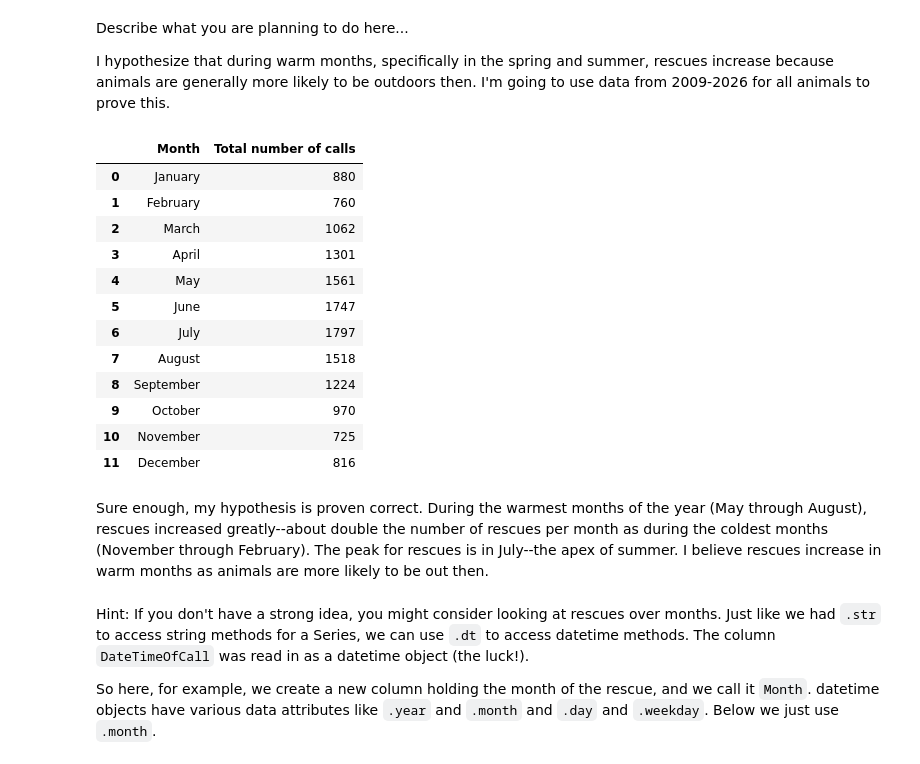
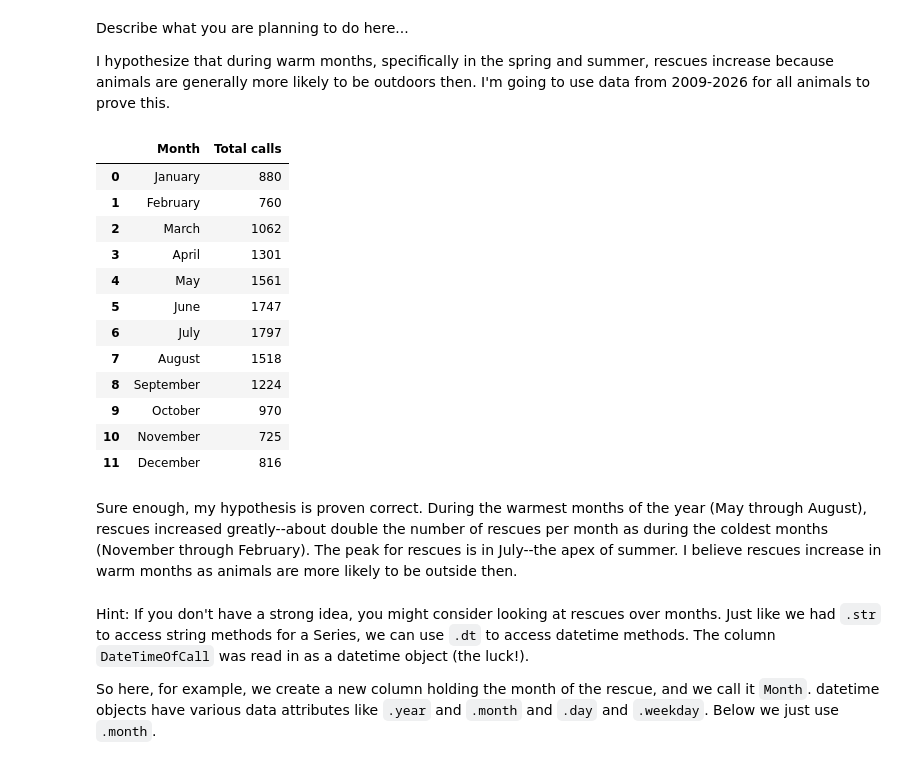
Before and after one commit to ka2931/2026-Image-and-Sound, a Jupyter notebook: lessons/02-homework/Homework_2.ipynb, the cells around one changed output. Cells and saved outputs as stored; diff of their text form; code cells hidden in the pictures.

```diff
--- a/lessons/02-homework/Homework_2.ipynb
+++ b/lessons/02-homework/Homework_2.ipynb
@@ -1642,30 +1640,28 @@ monthly_rescues = full_years["DateTimeOfCall"].dt.month.value_counts().sort_inde
 # %%
 all_years = lfb[
     (lfb["CalYear"] >= 2009) & (lfb["CalYear"] <= 2026)
 ].copy()
 
 all_years["Month"] = all_years["DateTimeOfCall"].dt.month
 
 monthly_rescues = (
     all_years.groupby("Month")["IncidentNumber"]
     .count()
     .reindex(range(1, 13), fill_value=0)
     .rename_axis("Month")
     .reset_index(name="Total calls")
 )
 
 month_names = {
     1: "January", 2: "February", 3: "March", 4: "April",
     5: "May", 6: "June", 7: "July", 8: "August",
     9: "September", 10: "October", 11: "November", 12: "December"
 }
 monthly_rescues["Month"] = monthly_rescues["Month"].map(month_names)
 
 monthly_rescues
-
-monthly_table
 # %% [output]
-|  | Month | Total number of calls |
+|  | Month | Total calls |
 | 0 | January | 880 |
 | 1 | February | 760 |
 | 2 | March | 1062 |
@@ -1679,7 +1675,7 @@ monthly_table
 | 10 | November | 725 |
 | 11 | December | 816 |
 # %% [markdown]
-Sure enough, my hypothesis is proven correct. During the warmest months of the year (May through August), rescues increased greatly--about double the number of rescues per month as during the coldest months (November through February). The peak for rescues is in July--the apex of summer. I believe rescues increase in warm months as animals are more likely to be out then.
+Sure enough, my hypothesis is proven correct. During the warmest months of the year (May through August), rescues increased greatly--about double the number of rescues per month as during the coldest months (November through February). The peak for rescues is in July--the apex of summer. I believe rescues increase in warm months as animals are more likely to be outside then.
 # %% [markdown]
 Hint: If you don't have a strong idea, you might consider looking at rescues over months. Just like we had `.str` to access string methods for a Series, we can use `.dt` to access datetime methods. The column `DateTimeOfCall` was read in as a datetime object (the luck!).
 
```
Also changed, not shown: parts of 10 cells of this notebook.
